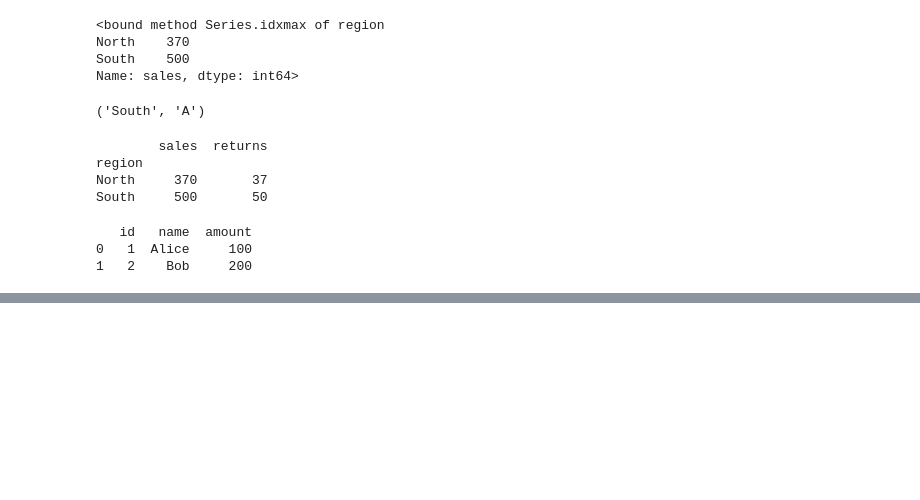
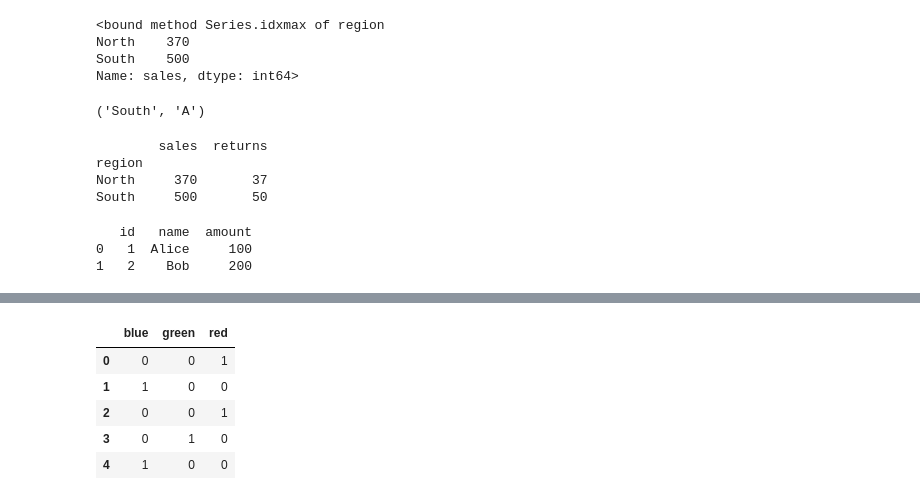
Before and after one commit to SathvikBulusu/Projects-From-dec2025-, a Jupyter notebook: AI-Speed-Run/pandas.ipynb, the cells around one changed output, grey strips where cells are left out. Saved outputs shown, nothing was run; the diff lists cells and outputs as text; code cells hidden in the pictures; blank space fills up the shorter version.

Commit message:
i got invested into matt's ai video the other day , so was focused on that , but other than that we are done with pandas moving forward to data visualizations

```diff
--- a/AI-Speed-Run/pandas.ipynb
+++ b/AI-Speed-Run/pandas.ipynb
@@ -251,0 +280,14 @@ print(oi)
+# %%
+df = pd.DataFrame({
+    'color': ['red','blue','red','green','blue']
+
+})
+
+pd.get_dummies(df['color'] ,dtype=int)
+# %% [output]
+|  | blue | green | red |
+| 0 | 0 | 0 | 1 |
+| 1 | 1 | 0 | 0 |
+| 2 | 0 | 0 | 1 |
+| 3 | 0 | 1 | 0 |
+| 4 | 1 | 0 | 0 |
```
Also changed, not shown: parts of 3 cells of this notebook.
